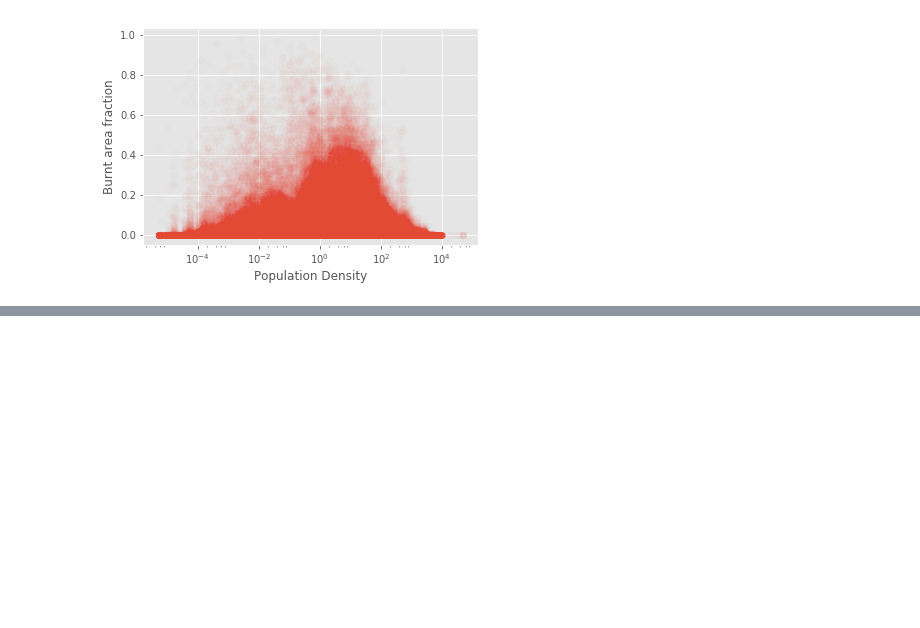
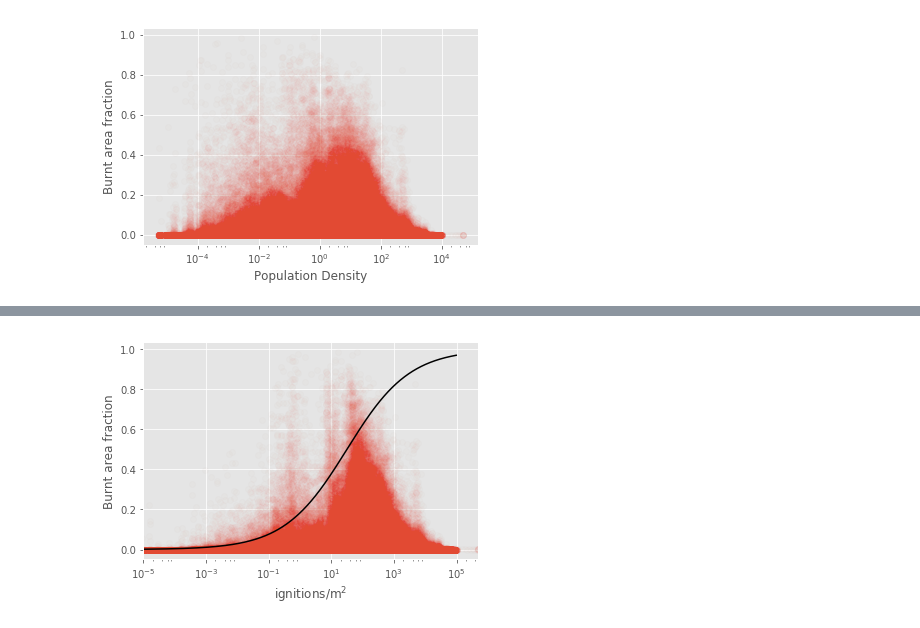
Before and after one commit to rhyswhitley/fire_limitation, a Jupyter notebook: notebooks/data_viz.ipynb, the cells around one changed output, grey strips where cells are left out. Saved outputs shown, nothing was run; the diff lists cells and outputs as text; code cells hidden in the pictures; blank space fills up the shorter version.

```diff
--- a/notebooks/data_viz.ipynb
+++ b/notebooks/data_viz.ipynb
@@ -132,0 +159,13 @@ plt.xscale('log')
+# %%
+pltVsFire(fd.ignite, "ignitions/m$^2$")
+#Ignite = np.logspace(-10, np.log10(fd.ignite.max()), 100)
+#Ignite = 10**(Ignite)
+Ignite = np.arange(-15,5, 0.01)
+Fire = np_sigmoid(Ignite, -1, 1.5)
+plt.plot(10**Ignite, Fire, 'k')
+plt.xlim([10**-5, fd.ignite.max()])
+
+
+plt.xscale('log')
+# %% [output]
+[figure, added]
```
Also changed, not shown: parts of 7 cells of this notebook.
